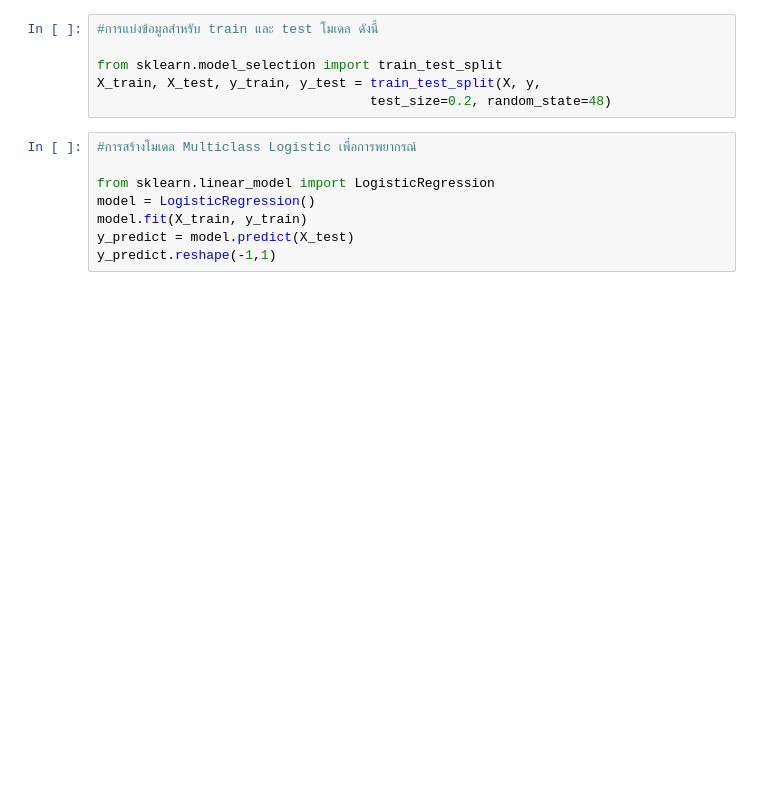
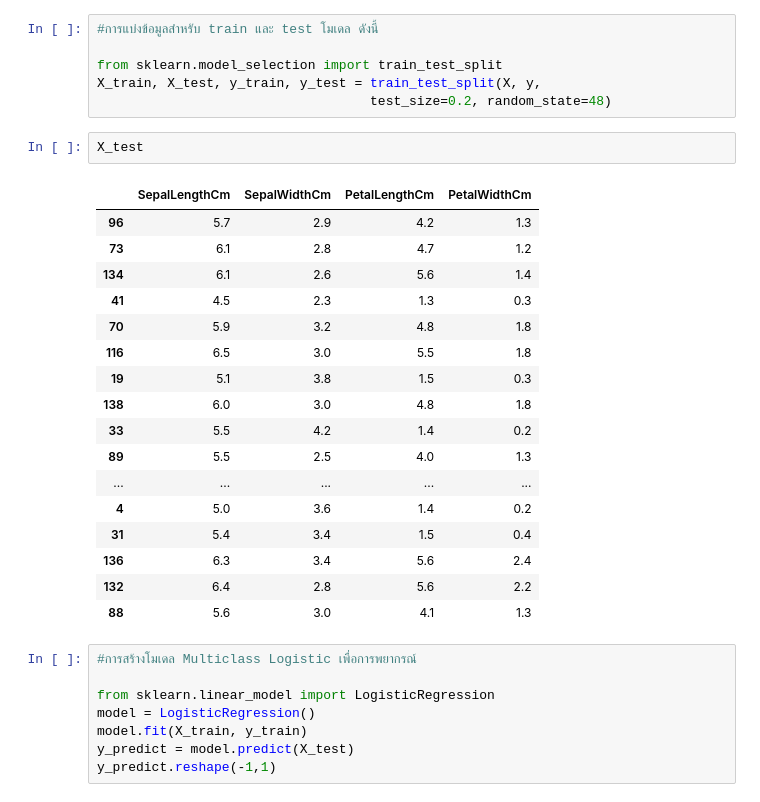
Before and after one commit to Thitphavanh/Python-Artificial-intelligence-Machine-Learning-Deep-Learning, a Jupyter notebook: MulticlassClassification/MultiClassLogistic.ipynb, the cells around one changed output. Drawn from its saved outputs; the diff is of its cells as text; blank space fills up the shorter version.

```diff
--- a/MulticlassClassification/MultiClassLogistic.ipynb
+++ b/MulticlassClassification/MultiClassLogistic.ipynb
@@ -92,6 +92,26 @@ y
 from sklearn.model_selection import train_test_split
 X_train, X_test, y_train, y_test = train_test_split(X, y,
                                    test_size=0.2, random_state=48)
+# %%
+X_test
+# %% [output]
+|  | SepalLengthCm | SepalWidthCm | PetalLengthCm | PetalWidthCm |
+| 96 | 5.7 | 2.9 | 4.2 | 1.3 |
+| 73 | 6.1 | 2.8 | 4.7 | 1.2 |
+| 134 | 6.1 | 2.6 | 5.6 | 1.4 |
+| 41 | 4.5 | 2.3 | 1.3 | 0.3 |
+| 70 | 5.9 | 3.2 | 4.8 | 1.8 |
+| 116 | 6.5 | 3.0 | 5.5 | 1.8 |
+| 19 | 5.1 | 3.8 | 1.5 | 0.3 |
+| 138 | 6.0 | 3.0 | 4.8 | 1.8 |
+| 33 | 5.5 | 4.2 | 1.4 | 0.2 |
+| 89 | 5.5 | 2.5 | 4.0 | 1.3 |
+| ... | ... | ... | ... | ... |
+| 4 | 5.0 | 3.6 | 1.4 | 0.2 |
+| 31 | 5.4 | 3.4 | 1.5 | 0.4 |
+| 136 | 6.3 | 3.4 | 5.6 | 2.4 |
+| 132 | 6.4 | 2.8 | 5.6 | 2.2 |
+| 88 | 5.6 | 3.0 | 4.1 | 1.3 |
 # %%
 #การสร้างโมเดล Multiclass Logistic เพื่อการพยากรณ์
 
```
Also changed, not shown: 1 other file.
